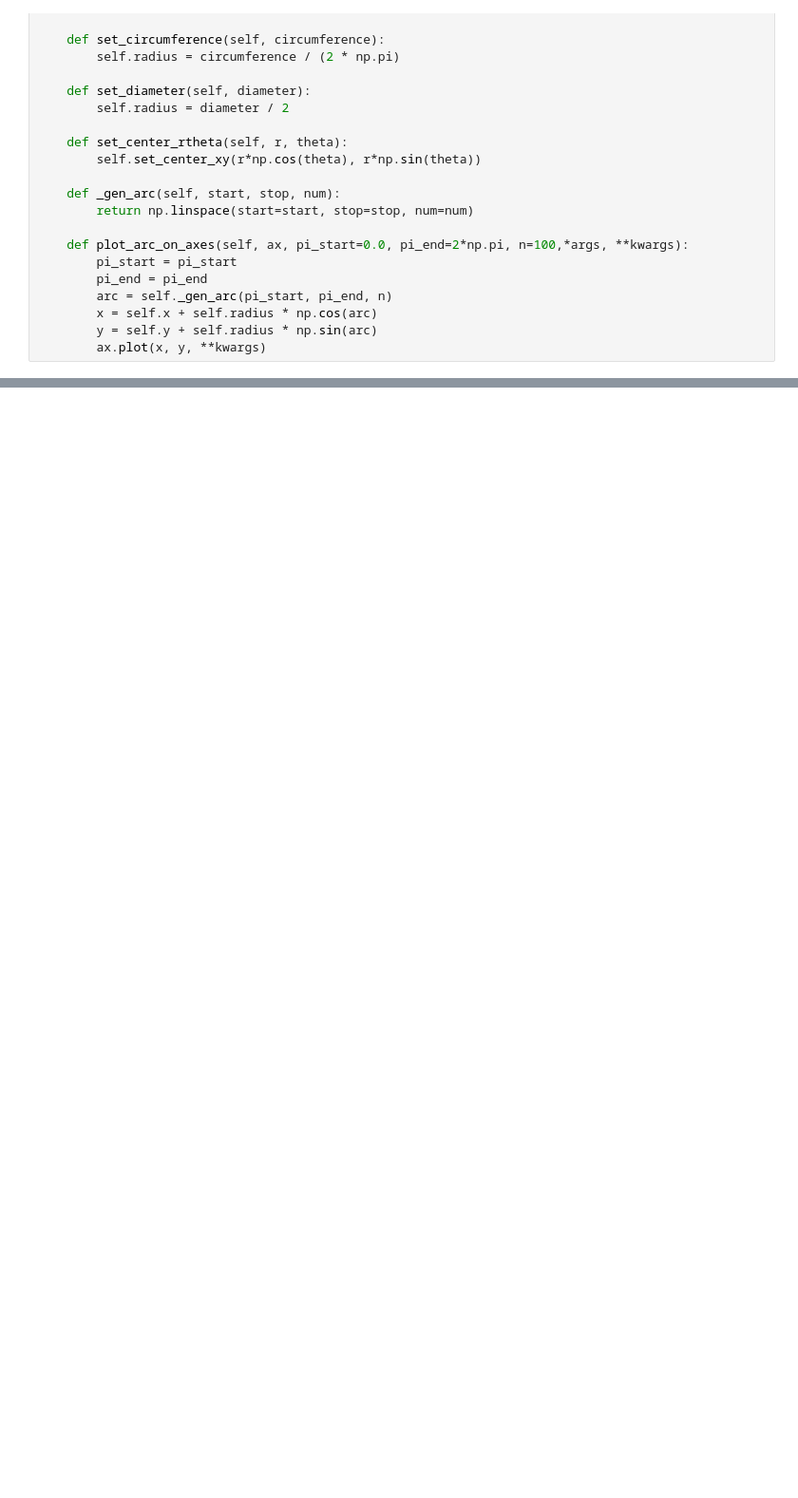
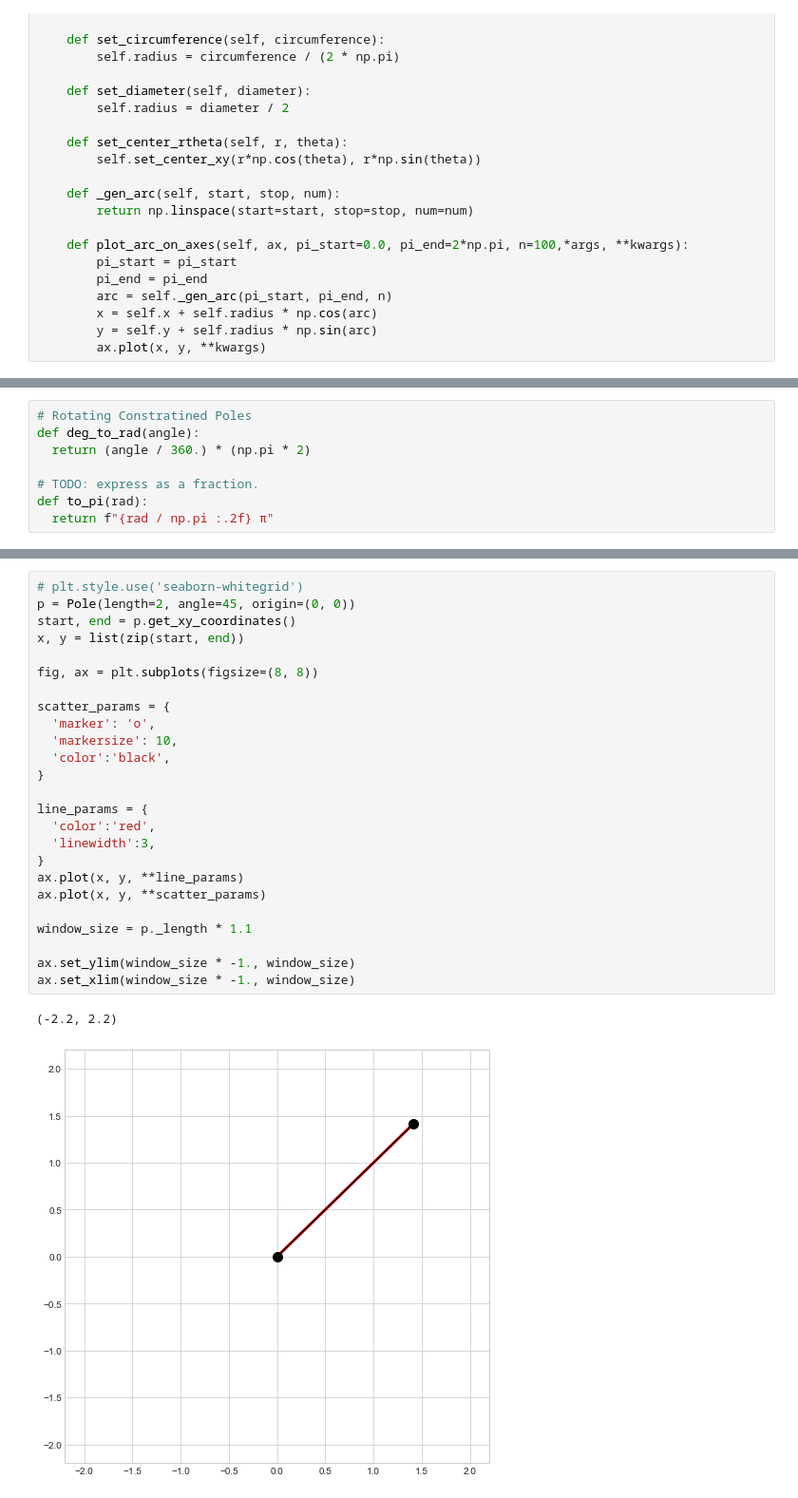
Before and after one commit to Jollyhrothgar/drawing_with_math, a Jupyter notebook: Circles.ipynb, the cells around one changed output, grey strips where cells are left out. Shown at 95% size. Drawn from its saved outputs; the diff is of its cells as text; blank space fills up the shorter version.

```diff
--- a/Circles.ipynb
+++ b/Circles.ipynb
@@ -79,0 +84,8 @@ plt.savefig("loops.pdf")
+# %%
+# Rotating Constratined Poles
+def deg_to_rad(angle):
+  return (angle / 360.) * (np.pi * 2)
+
+# TODO: express as a fraction.
+def to_pi(rad):
+  return f"{rad / np.pi :.2f} π"
@@ -79,0 +117,28 @@ plt.savefig("loops.pdf")
+# %%
+# plt.style.use('seaborn-whitegrid')
+p = Pole(length=2, angle=45, origin=(0, 0))
+start, end = p.get_xy_coordinates()
+x, y = list(zip(start, end))
+
+fig, ax = plt.subplots(figsize=(8, 8))
+
+scatter_params = {
+  'marker': 'o',
+  'markersize': 10,
+  'color':'black',
+}
+
+line_params = {
+  'color':'red',
+  'linewidth':3,
+}
+ax.plot(x, y, **line_params)
+ax.plot(x, y, **scatter_params)
+
+window_size = p._length * 1.1
+
+ax.set_ylim(window_size * -1., window_size)
+ax.set_xlim(window_size * -1., window_size)
+# %% [output]
+(-2.2, 2.2)
+[figure, added]
```
Also changed, not shown: parts of 9 cells of this notebook, 7 other files.
